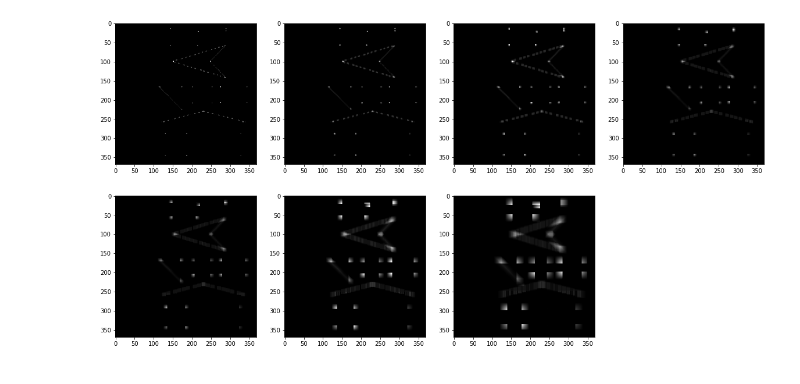
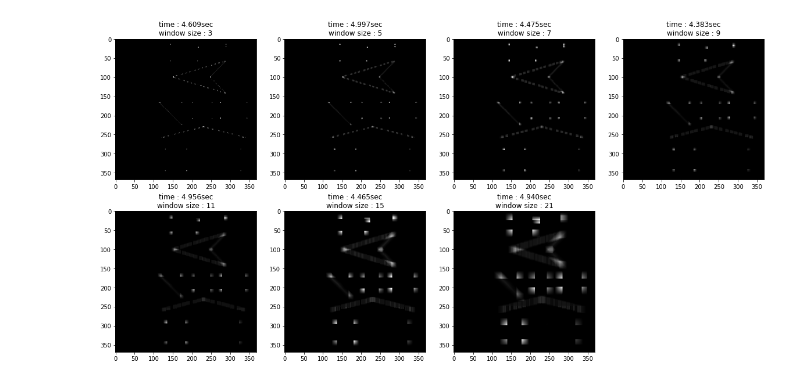
Before and after one commit to happyhyowon/assignment, a Jupyter notebook: vision/assignment2/corners.ipynb, the cells around one changed output. Cells and saved outputs as stored; diff of their text form; code cells hidden in the pictures.

```diff
--- a/vision/assignment2/corners.ipynb
+++ b/vision/assignment2/corners.ipynb
@@ -107,2 +107,7 @@ def cornerDetect(img, winSize=7, type=0):
 
     return result
+# %%
+# read image
+img = mpl.image.imread("img74.gif")
+img = rgb2gray(img.copy() * 255)
+plt.imshow(img, cmap='gray')
@@ -109,17 +117,32 @@ def cornerDetect(img, winSize=7, type=0):
+# %%
+# type0 (eigenvalue)
+fig = plt.figure(figsize= (20,10))
+imlen = [3,5,7,9,11,15,21]
+num = 0
+k = 0.04
+thd = 10
+for i in imlen :
+    j = num + 1
+    start = time.time()
+    result = cornerDetect(img, winSize=i, k=k, thd=thd, type=0)
+    end = time.time()
+    ax = fig.add_subplot(2, 4, j)
+    ax.imshow(result, cmap='gray')
+    ax.set_title("time : %.3fsec\nwindow size : %d" %((end-start), i))
+    num = num + 1
 # %%
-# read image
-img = mpl.image.imread("img74.gif")
-img = rgb2gray(img)
-
-# plot
+# type1 (Harris detector)
 fig = plt.figure(figsize= (20,10))
 imlen = [3,5,7,9,11,15,21]
 num = 0
 for i in imlen :
-    k = num + 1
-    result = cornerDetect(img, winSize=i, type=1)
-    ax = fig.add_subplot(2, 4, k)
+    j = num + 1
+    start = time.time()
+    result = cornerDetect(img, winSize=i, k=k, thd=thd, type=1)
+    end = time.time()
+    ax = fig.add_subplot(2, 4, j)
     ax.imshow(result, cmap='gray')
+    ax.set_title("time : %.3fsec\nwindow size : %d" %((end-start), i))
     num = num + 1
 # %% [output]
-[figure, old version]
+[figure, new version]
```
Also changed, not shown: parts of 6 cells of this notebook.
